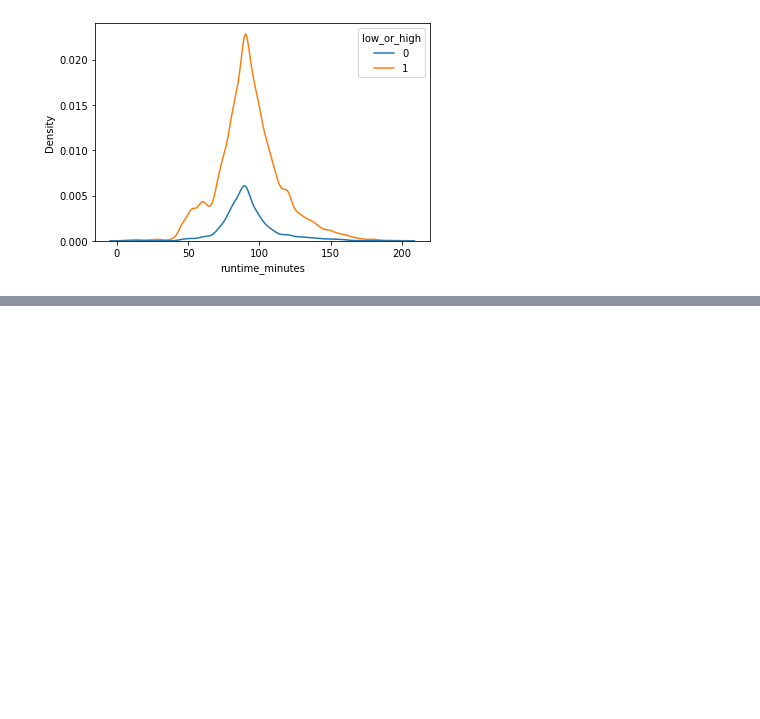
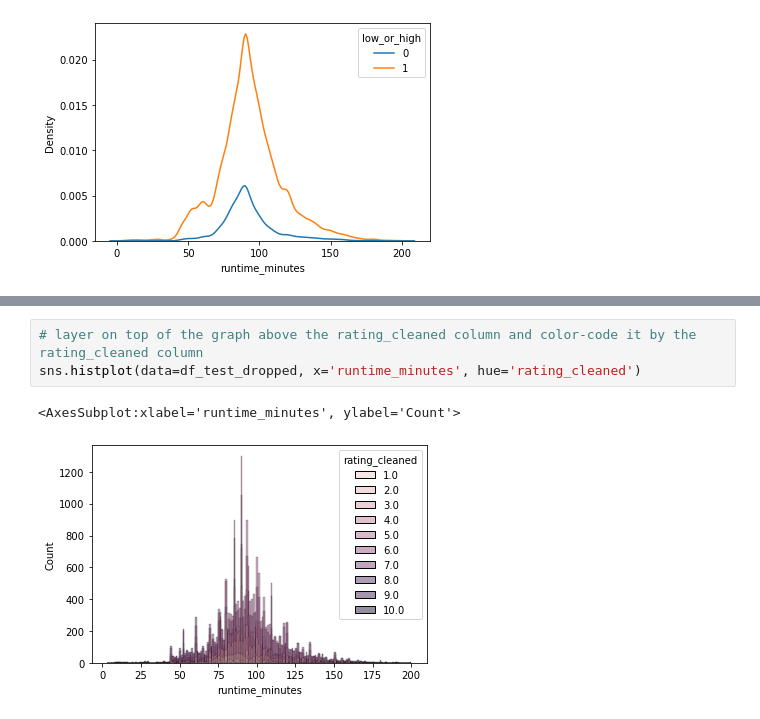
Before and after one commit to learn-co-curriculum/dsc-phase-2-project-v3, a Jupyter notebook: eda_kip.ipynb, the cells around one changed output, grey strips where cells are left out. Saved outputs shown, nothing was run; the diff lists cells and outputs as text; blank space fills up the shorter version.

```diff
--- a/eda_kip.ipynb
+++ b/eda_kip.ipynb
@@ -1300,0 +1378,6 @@ sns.kdeplot(data=df_test_dropped, x='runtime_minutes', hue='low_or_high')
+# %%
+# layer on top of the graph above the rating_cleaned column and color-code it by the rating_cleaned column
+sns.histplot(data=df_test_dropped, x='runtime_minutes', hue='rating_cleaned')
+# %% [output]
+<AxesSubplot:xlabel='runtime_minutes', ylabel='Count'>
+[figure, added]
```
Also changed, not shown: parts of 40 cells of this notebook.
